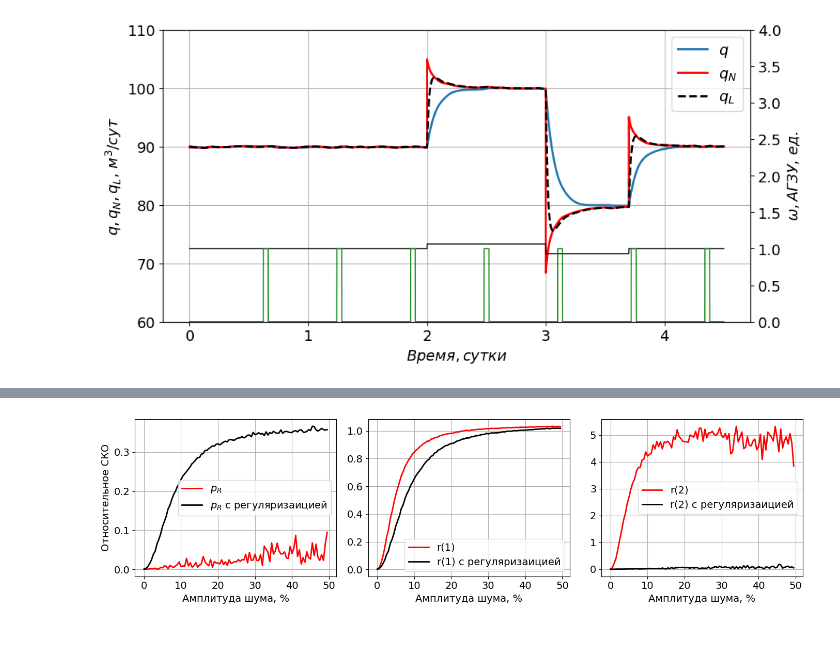
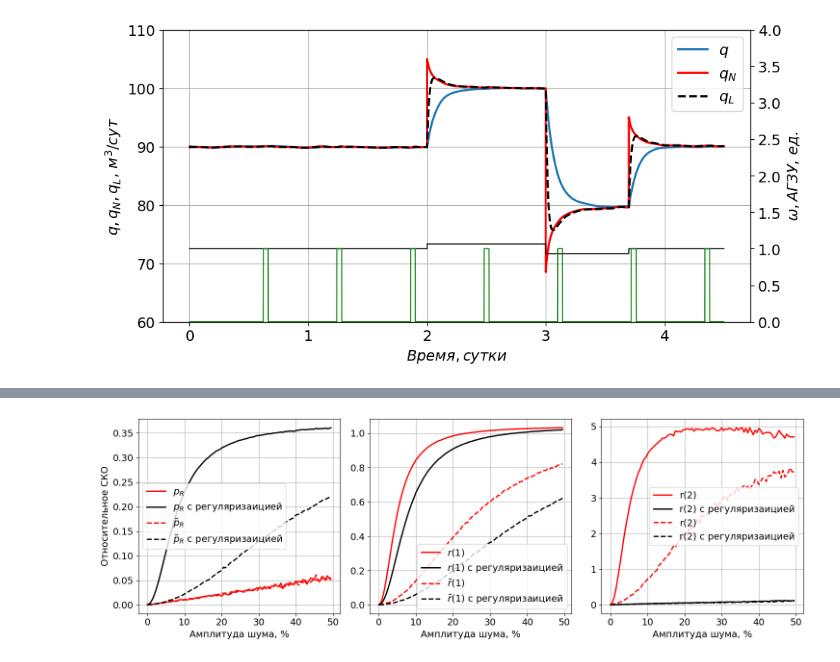
Before and after one commit to IANovoselov/well, a Jupyter notebook: src/well.ipynb, the cells around one changed output, grey strips where cells are left out. Saved outputs shown, nothing was run; the diff lists cells and outputs as text; code cells hidden in the pictures.

```diff
--- a/src/well.ipynb
+++ b/src/well.ipynb
@@ -160,7 +122,7 @@ def calc_error(arr, true_val):
 # %%
 quant_step_list = [None]
 denominator_list = [20]
-experiment_num_max = 3
+experiment_num_max = 100
 
 noise_list = np.arange(0, 0.5, 0.005)
 # %%
@@ -264,38 +237,44 @@ plot.show()
 # %%
     # Визуализация
-    plt.figure(figsize=(14, 4))
+    plt.figure(figsize=(15, 5))
 
     # График давления
     plt.subplot(1, 3, 1)
-    plt.plot(noise_list, sco_p_R, label='$p_R$', color='r', lw=2)
-    plt.plot(noise_list, regul_sco_p_R, label='$p_R$ с регуляризаицией', color='k', lw=2)
+    plt.plot(noise_list, sco_p_R, 'r', lw=2, label='$p_R$')
+    plt.plot(noise_list, regul_sco_p_R, 'k', label='$p_R$ с регуляризаицией', lw=2)
+    plt.plot(noise_list, calc_rsd_by_series(res_filterd['p_R'][0,0], well.reservoir.p_R), 'r--', label='$\~p_R$', lw=2)
+    plt.plot(noise_list, calc_rsd_by_series(res_regul_filtered['p_R'][0,0], well.reservoir.p_R), 'k--', label='$\~p_R$ с регуляризаицией', lw=2)
     plt.xlabel('Амплитуда шума, %')
     plt.ylabel('Относительное СКО')
     plt.legend()
     plt.grid()
 
 
     # График НЧ шума
     plt.subplot(1, 3, 2)
-    plt.plot(noise_list, sco_r_1, label='r(1)', color='r', lw=2)
-    plt.plot(noise_list, regul_sco_r_1, label='r(1) с регуляризаицией', color='k', lw=2)
+    plt.plot(noise_list, sco_r_1, label='$r(1)$', color='r', lw=2)
+    plt.plot(noise_list, regul_sco_r_1, label='$r(1)$ с регуляризаицией', color='k', lw=2)
+    plt.plot(noise_list, calc_rsd_by_series(res_filterd['r_1'][0,0], well.reservoir.r_1), 'r--', label='$\~r(1)$', lw=2)
+    plt.plot(noise_list, calc_rsd_by_series(res_regul_filtered['r_1'][0,0], well.reservoir.r_1), 'k--', label='$\~r(1)$ с регуляризаицией', lw=2)
     plt.xlabel('Амплитуда шума, %')
     plt.legend()
     plt.grid()
 
     # График ВЧ шума
     plt.subplot(1, 3, 3)
-    plt.plot(noise_list, sco_r_2, label='r(2)', color='r', lw=2)
-    plt.plot(noise_list, regul_sco_r_2, label='r(2) с регуляризаицией', color='k', lw=2)
+    plt.plot(noise_list, sco_r_2, 'r', label='r(2)', lw=2)
+    plt.plot(noise_list, regul_sco_r_2, 'k', label='r(2) с регуляризаицией', lw=2)
+    plt.plot(noise_list, calc_rsd_by_series(res_filterd['r_2'][0,0], well.reservoir.r_2), 'r--', label='r(2)', lw=2)
+    plt.plot(noise_list, calc_rsd_by_series(res_regul_filtered['r_2'][0,0], well.reservoir.r_2), 'k--', label='r(2) с регуляризаицией', lw=2)
     plt.xlabel('Амплитуда шума, %')
     plt.legend()
     plt.grid()
 
 
     plt.tight_layout()
     plt.show()
 # %% [output]
-[figure, old version]
+[figure, new version]
 # %%
 
 plot_data = [
```
Also changed, not shown: parts of 18 cells of this notebook, 4 other files.
